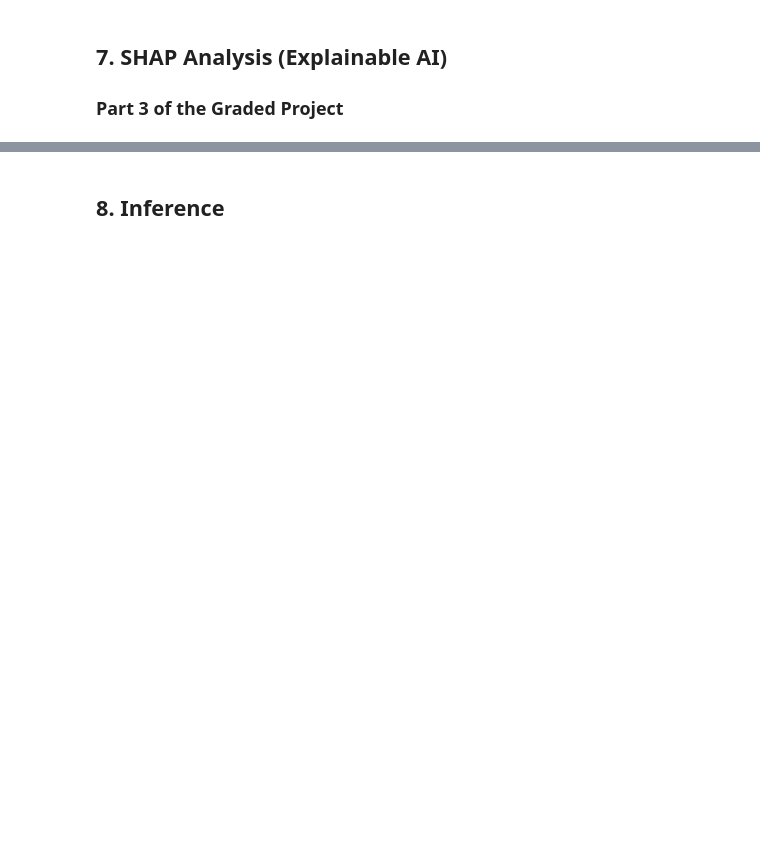
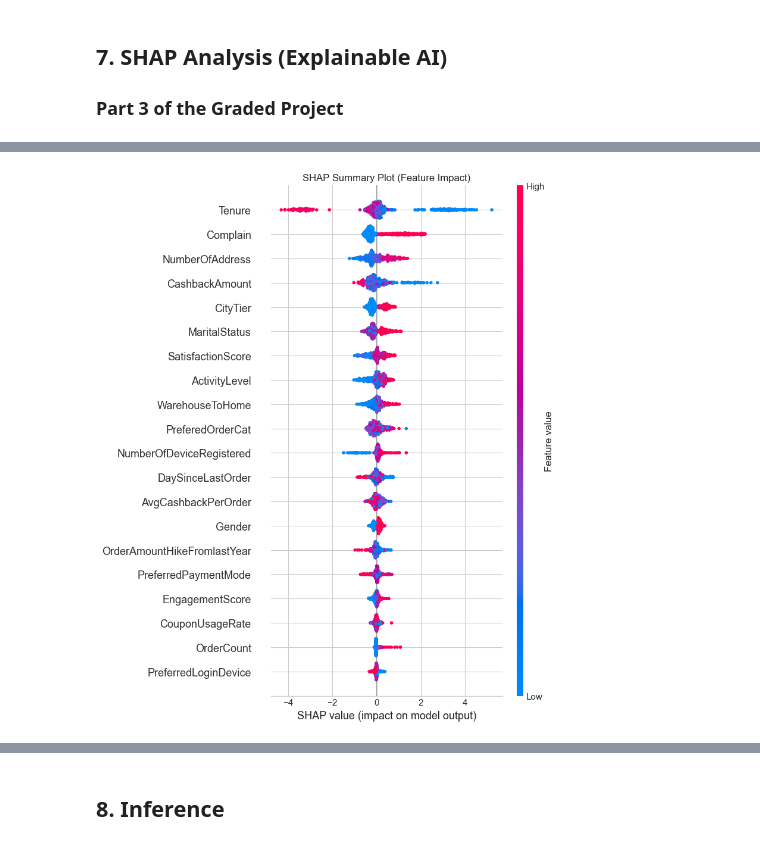
Before and after one commit to EbotFabien/retailgenius-churn-prediction, a Jupyter notebook: notebooks/01_churn_prediction_complete.ipynb, the cells around one changed output, grey strips where cells are left out. Saved outputs shown, nothing was run; the diff lists cells and outputs as text; code cells hidden in the pictures; blank space fills up the shorter version.

```diff
--- a/notebooks/01_churn_prediction_complete.ipynb
+++ b/notebooks/01_churn_prediction_complete.ipynb
@@ -471,12 +675,14 @@ plt.show()
 # %%
-# Summary plot (dot)
+# Summary plot (dot) - shows all features for all samples
 plt.figure(figsize=(12, 8))
 if len(shap_values.shape) == 3:
     shap.summary_plot(shap_values.values[:, :, 1], X_sample, show=False)
 else:
     shap.summary_plot(shap_values.values, X_sample, show=False)
-plt.title('SHAP Summary Plot')
+plt.title('SHAP Summary Plot (Feature Impact)')
 plt.tight_layout()
 plt.savefig('../reports/figures/shap_summary_dot.png', dpi=300, bbox_inches='tight')
 plt.show()
+# %% [output]
+[figure, added]
 # %%
```
Also changed, not shown: parts of 36 cells of this notebook.
